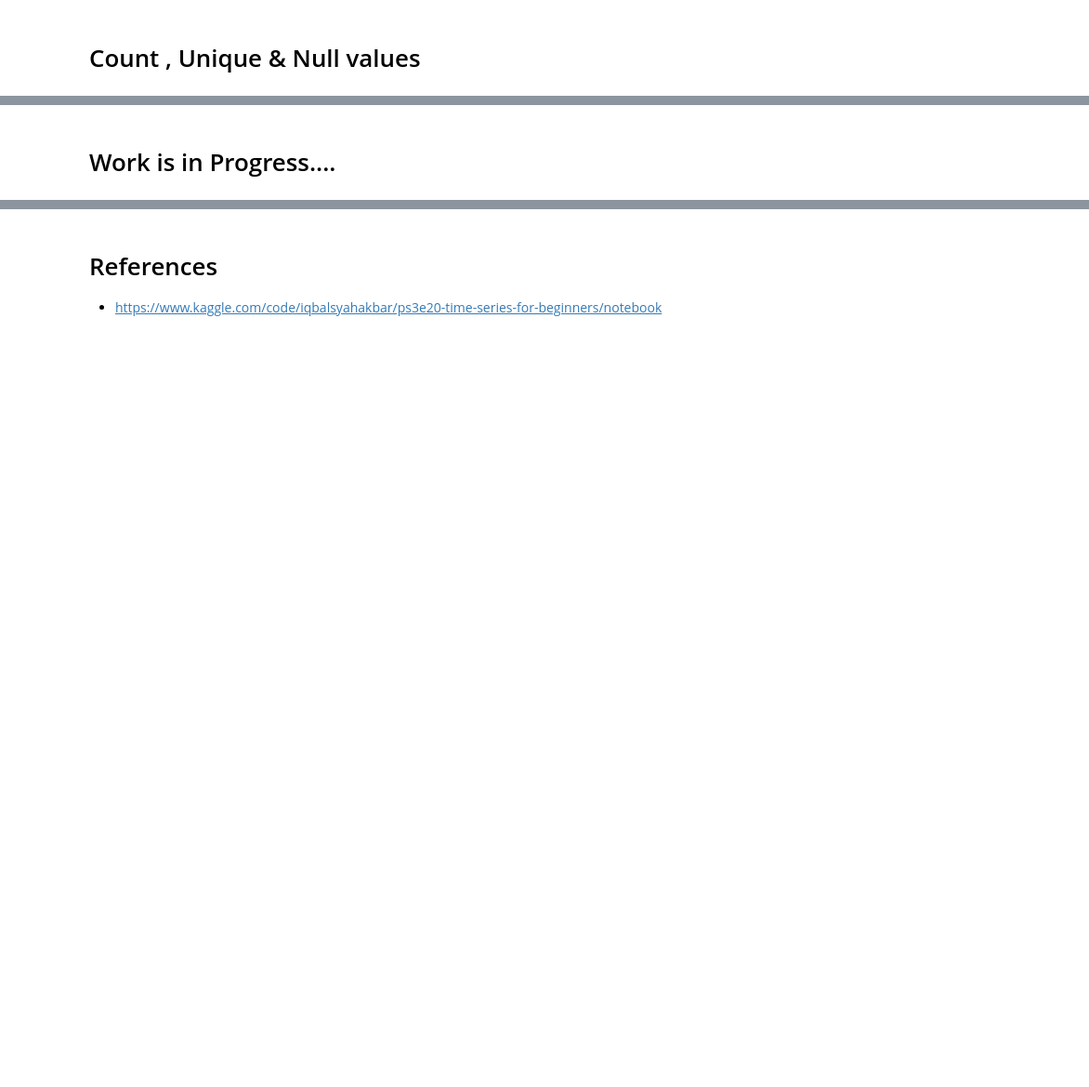
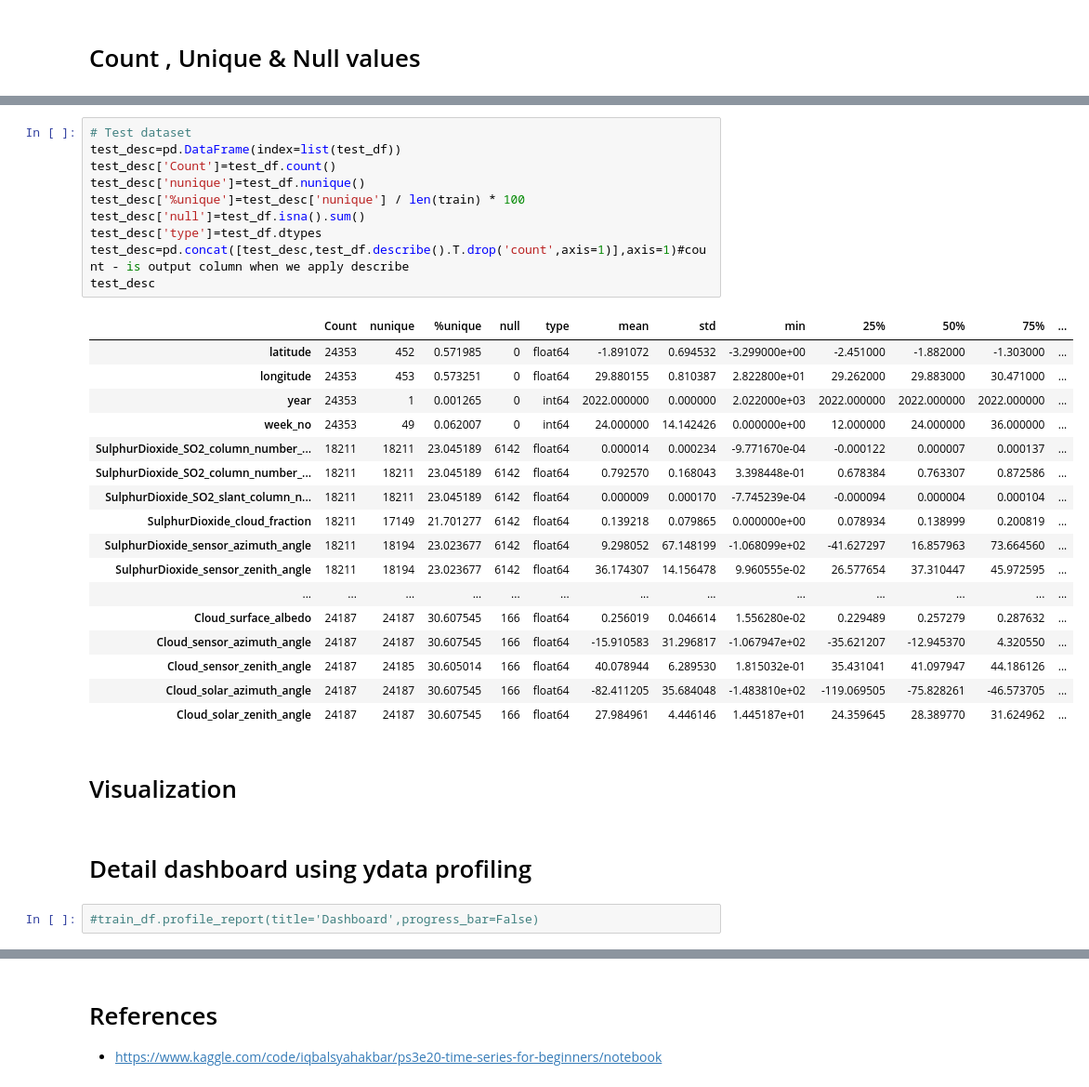
Before and after one commit to kumaramardeep342/Kaggle-Data-Science-Learning, a Jupyter notebook: predict-co2-emissions-s3ep20.ipynb, the cells around one changed output, grey strips where cells are left out. Shown at 93% size. Saved outputs shown, nothing was run; the diff lists cells and outputs as text; blank space fills up the shorter version.

```diff
--- a/predict-co2-emissions-s3ep20.ipynb
+++ b/predict-co2-emissions-s3ep20.ipynb
@@ -188,5 +169,37 @@ train_desc
 | Cloud_solar_azimuth_angle | 78539 | 78539 | 99.387520 | 484 | float64 | -86.800583 | 37.837269 | -153.464211 | -125.991158 | -84.644352 | -48.132701 | ... |
 | Cloud_solar_zenith_angle | 78539 | 78539 | 99.387520 | 484 | float64 | 27.925981 | 4.403835 | 10.818288 | 24.686763 | 28.333630 | 31.499883 | ... |
 | emission | 79023 | 76533 | 96.849019 | 0 | float64 | 81.940552 | 144.299648 | 0.000000 | 9.797995 | 45.593445 | 109.549595 | ... |
-# %% [markdown]
-# Work is in Progress....
+# %%
+# Test dataset
+test_desc=pd.DataFrame(index=list(test_df))
+test_desc['Count']=test_df.count()
+test_desc['nunique']=test_df.nunique()
+test_desc['%unique']=test_desc['nunique'] / len(train) * 100
+test_desc['null']=test_df.isna().sum()
+test_desc['type']=test_df.dtypes
+test_desc=pd.concat([test_desc,test_df.describe().T.drop('count',axis=1)],axis=1)#count - is output column when we apply describe
+test_desc
+# %% [output]
+|  | Count | nunique | %unique | null | type | mean | std | min | 25% | 50% | 75% | ... |
+| latitude | 24353 | 452 | 0.571985 | 0 | float64 | -1.891072 | 0.694532 | -3.299000e+00 | -2.451000 | -1.882000 | -1.303000 | ... |
+| longitude | 24353 | 453 | 0.573251 | 0 | float64 | 29.880155 | 0.810387 | 2.822800e+01 | 29.262000 | 29.883000 | 30.471000 | ... |
+| year | 24353 | 1 | 0.001265 | 0 | int64 | 2022.000000 | 0.000000 | 2.022000e+03 | 2022.000000 | 2022.000000 | 2022.000000 | ... |
+| week_no | 24353 | 49 | 0.062007 | 0 | int64 | 24.000000 | 14.142426 | 0.000000e+00 | 12.000000 | 24.000000 | 36.000000 | ... |
+| SulphurDioxide_SO2_column_number_... | 18211 | 18211 | 23.045189 | 6142 | float64 | 0.000014 | 0.000234 | -9.771670e-04 | -0.000122 | 0.000007 | 0.000137 | ... |
+| SulphurDioxide_SO2_column_number_... | 18211 | 18211 | 23.045189 | 6142 | float64 | 0.792570 | 0.168043 | 3.398448e-01 | 0.678384 | 0.763307 | 0.872586 | ... |
+| SulphurDioxide_SO2_slant_column_n... | 18211 | 18211 | 23.045189 | 6142 | float64 | 0.000009 | 0.000170 | -7.745239e-04 | -0.000094 | 0.000004 | 0.000104 | ... |
+| SulphurDioxide_cloud_fraction | 18211 | 17149 | 21.701277 | 6142 | float64 | 0.139218 | 0.079865 | 0.000000e+00 | 0.078934 | 0.138999 | 0.200819 | ... |
+| SulphurDioxide_sensor_azimuth_angle | 18211 | 18194 | 23.023677 | 6142 | float64 | 9.298052 | 67.148199 | -1.068099e+02 | -41.627297 | 16.857963 | 73.664560 | ... |
+| SulphurDioxide_sensor_zenith_angle | 18211 | 18194 | 23.023677 | 6142 | float64 | 36.174307 | 14.156478 | 9.960555e-02 | 26.577654 | 37.310447 | 45.972595 | ... |
+| ... | ... | ... | ... | ... | ... | ... | ... | ... | ... | ... | ... | ... |
+| Cloud_surface_albedo | 24187 | 24187 | 30.607545 | 166 | float64 | 0.256019 | 0.046614 | 1.556280e-02 | 0.229489 | 0.257279 | 0.287632 | ... |
+| Cloud_sensor_azimuth_angle | 24187 | 24187 | 30.607545 | 166 | float64 | -15.910583 | 31.296817 | -1.067947e+02 | -35.621207 | -12.945370 | 4.320550 | ... |
+| Cloud_sensor_zenith_angle | 24187 | 24185 | 30.605014 | 166 | float64 | 40.078944 | 6.289530 | 1.815032e-01 | 35.431041 | 41.097947 | 44.186126 | ... |
+| Cloud_solar_azimuth_angle | 24187 | 24187 | 30.607545 | 166 | float64 | -82.411205 | 35.684048 | -1.483810e+02 | -119.069505 | -75.828261 | -46.573705 | ... |
+| Cloud_solar_zenith_angle | 24187 | 24187 | 30.607545 | 166 | float64 | 27.984961 | 4.446146 | 1.445187e+01 | 24.359645 | 28.389770 | 31.624962 | ... |
+# %% [markdown]
+# Visualization
+# %% [markdown]
+# Detail dashboard using ydata profiling
+# %%
+#train_df.profile_report(title='Dashboard',progress_bar=False)
```
Also changed, not shown: parts of 8 cells of this notebook.
